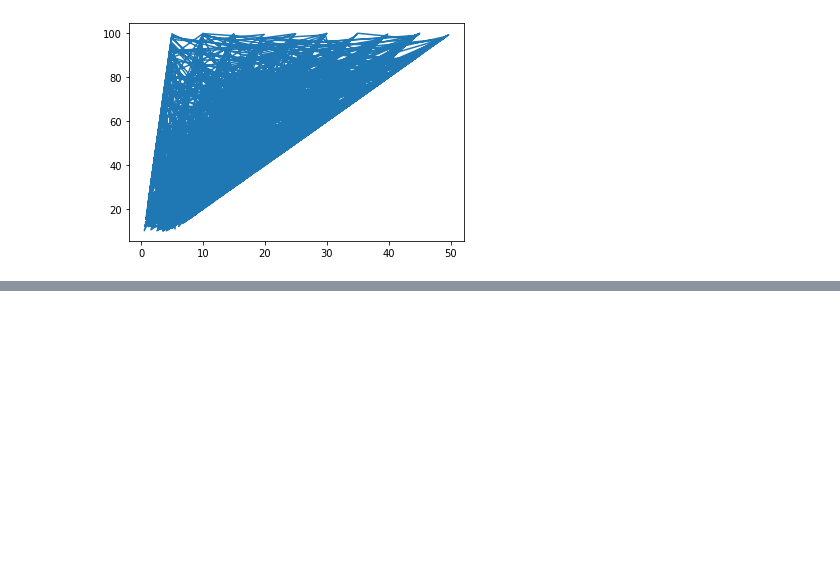
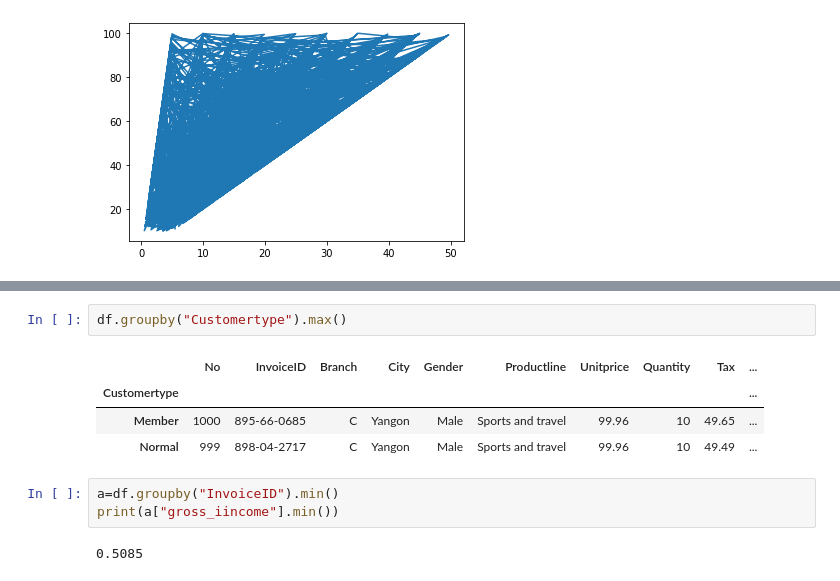
Before and after one commit to vafiyanaznin/business-analytics-with-python, a Jupyter notebook: sales_data.ipynb, the cells around one changed output, grey strips where cells are left out. Drawn from its saved outputs; the diff is of its cells as text; blank space fills up the shorter version.

```diff
--- a/sales_data.ipynb
+++ b/sales_data.ipynb
@@ -301,0 +330,12 @@ plt.plot(x,y)
+# %%
+df.groupby("Customertype").max()
+# %% [output]
+|  | No | InvoiceID | Branch | City | Gender | Productline | Unitprice | Quantity | Tax | ... |
+| Customertype |  |  |  |  |  |  |  |  |  | ... |
+| Member | 1000 | 895-66-0685 | C | Yangon | Male | Sports and travel | 99.96 | 10 | 49.65 | ... |
+| Normal | 999 | 898-04-2717 | C | Yangon | Male | Sports and travel | 99.96 | 10 | 49.49 | ... |
+# %%
+a=df.groupby("InvoiceID").min()
+print(a["gross_iincome"].min())
+# %% [output]
+0.5085
```
Also changed, not shown: parts of 4 cells of this notebook.
